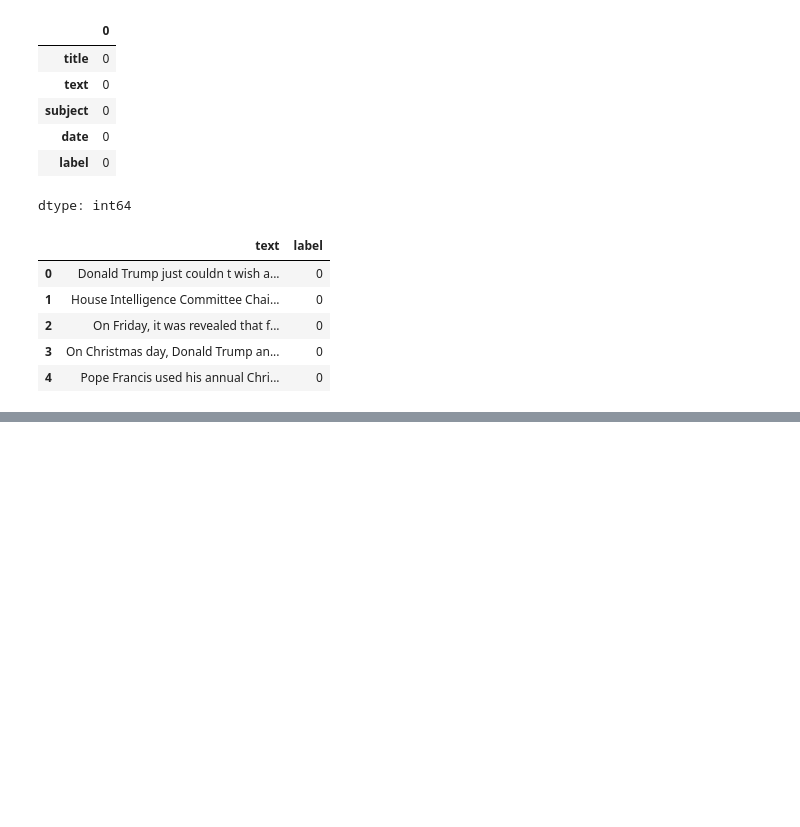
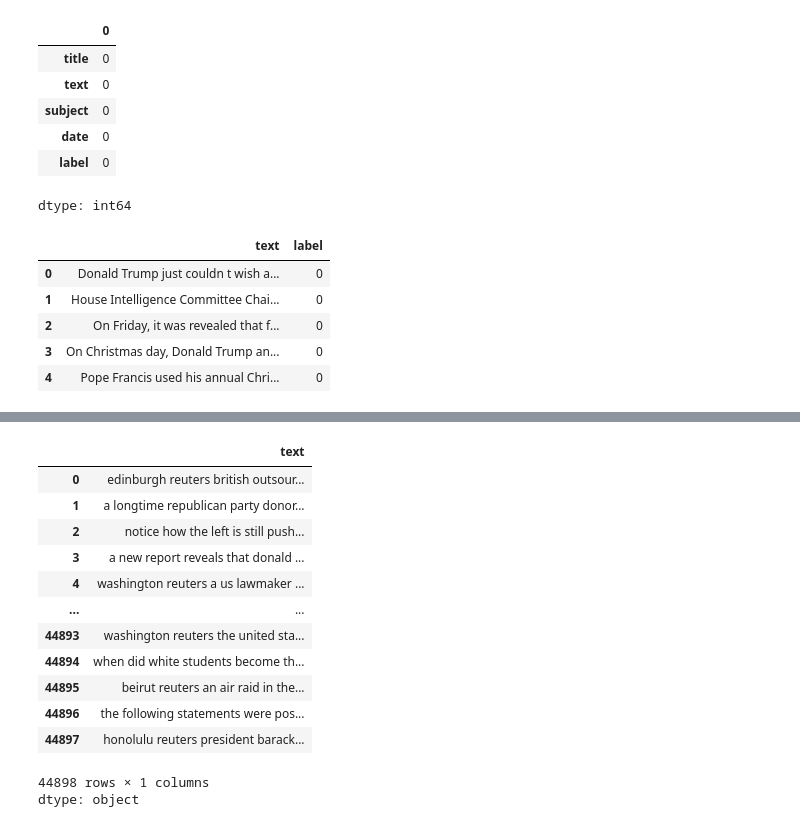
Before and after one commit to aliasgarsogiawala/Fake-News-Detector, a Jupyter notebook: FakeNews.ipynb, the cells around one changed output, grey strips where cells are left out. Drawn from its saved outputs; the diff is of its cells as text; code cells hidden in the pictures; blank space fills up the shorter version.

```diff
--- a/FakeNews.ipynb
+++ b/FakeNews.ipynb
@@ -99,2 +99,2 @@ news.head()
 # %%
-news.drop(['index'],axis=1)
+news.drop(['index'],axis=1, inplace=True)
@@ -114,0 +112,40 @@ news.drop(['index'],axis=1)
+# %%
+def wordopt(text):
+  #convert to lowercase
+  text= text.lower()
+
+  #remove URLs
+  text = re.sub(r'https?://\S+|www\.\S+','',text)
+
+  #Remove HTML tags
+  text = re.sub(r'<.*?>','',text)
+
+  #Remove punctuations
+  text=re.sub(r'[^\w\s]','',text)
+
+  #Remove digits
+  text=re.sub(r'\d+','',text)
+
+  #Remove newline characters
+  text=re.sub(r'\n','',text)
+
+  return text
+# %%
+news['text']= news['text'].apply(wordopt)
+# %%
+news['text']
+# %% [output]
+|  | text |
+| 0 | edinburgh reuters british outsour... |
+| 1 | a longtime republican party donor... |
+| 2 | notice how the left is still push... |
+| 3 | a new report reveals that donald ... |
+| 4 | washington reuters a us lawmaker ... |
+| ... | ... |
+| 44893 | washington reuters the united sta... |
+| 44894 | when did white students become th... |
+| 44895 | beirut reuters an air raid in the... |
+| 44896 | the following statements were pos... |
+| 44897 | honolulu reuters president barack... |
+44898 rows × 1 columns
+dtype: object
```
Also changed, not shown: parts of 9 cells of this notebook.
